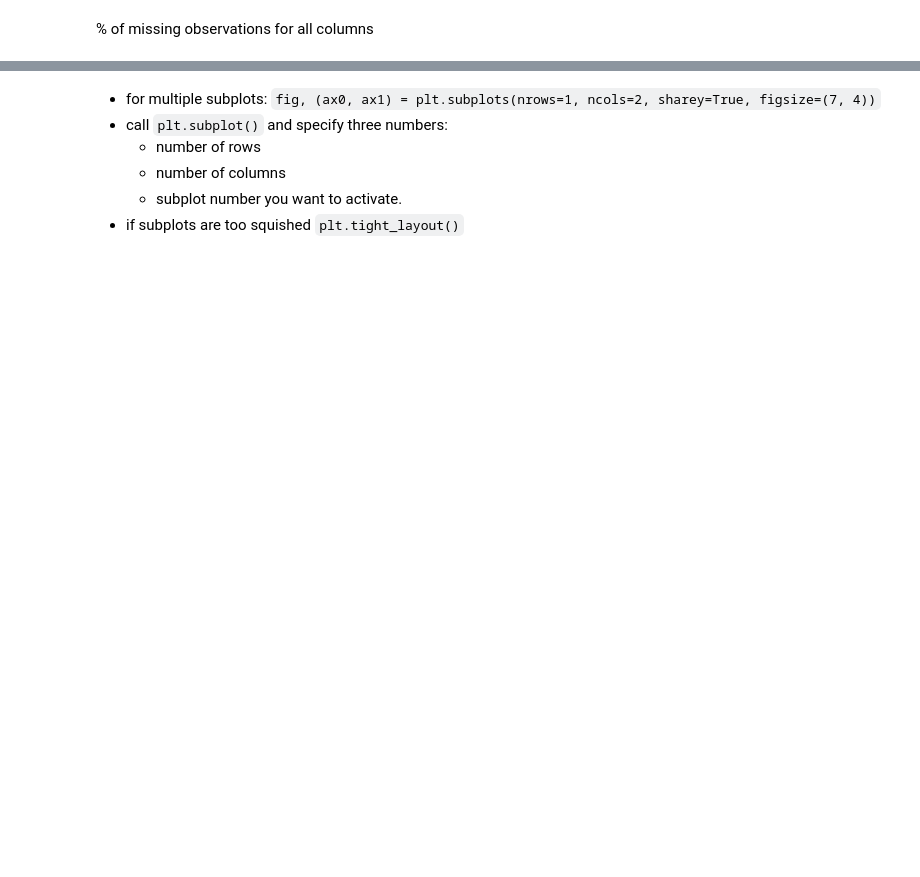
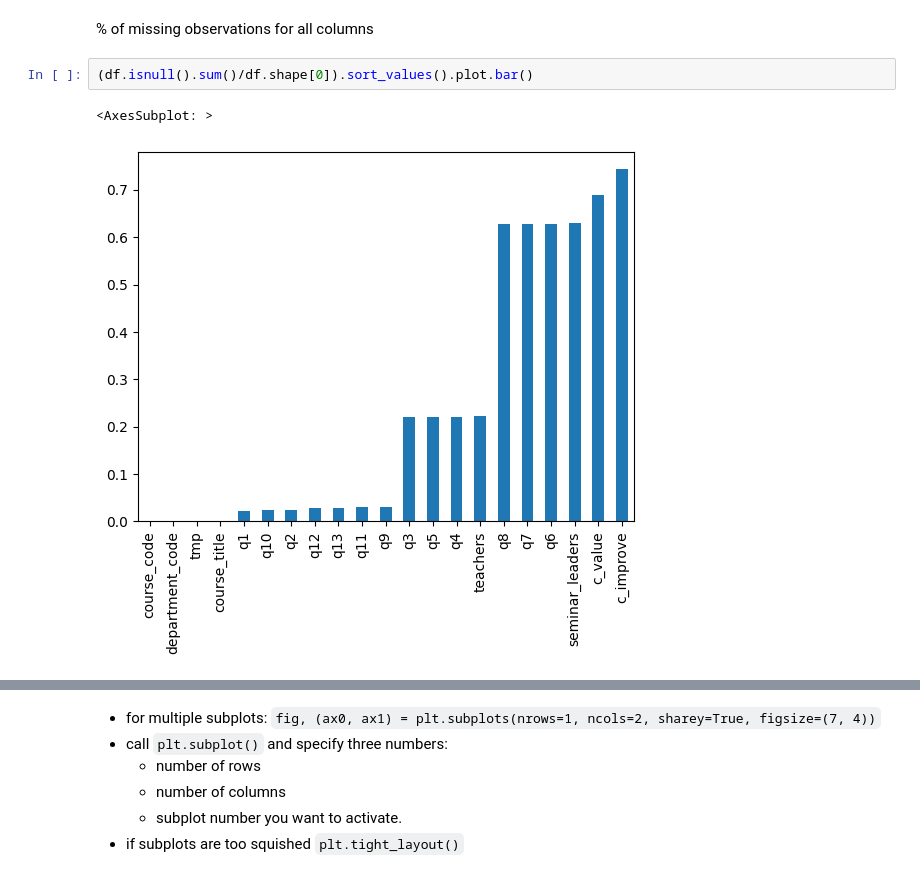
Before and after one commit to vitekzkytek/PythonDataIES, a Jupyter notebook: 03_numpy_pandas/03_NumpyPandasMatplotlib.ipynb, the cells around one changed output, grey strips where cells are left out. Cells and saved outputs as stored; diff of their text form; blank space fills up the shorter version.

```diff
--- a/03_numpy_pandas/03_NumpyPandasMatplotlib.ipynb
+++ b/03_numpy_pandas/03_NumpyPandasMatplotlib.ipynb
@@ -1059,5 +970,10 @@ df['q1'].isnull().sum() / df['q1'].isnull().count()
 # %% [markdown]
 % of missing observations for all columns
+# %%
+(df.isnull().sum()/df.shape[0]).sort_values().plot.bar()
+# %% [output]
+<AxesSubplot: >
+[figure, added]
 # %%
 (df.isnull().sum()/df.shape[0]).sort_values().plot.bar(ylim=(0,1),grid=True)
 # %% [output]
```
Also changed, not shown: parts of 79 cells of this notebook, 12 other files.
